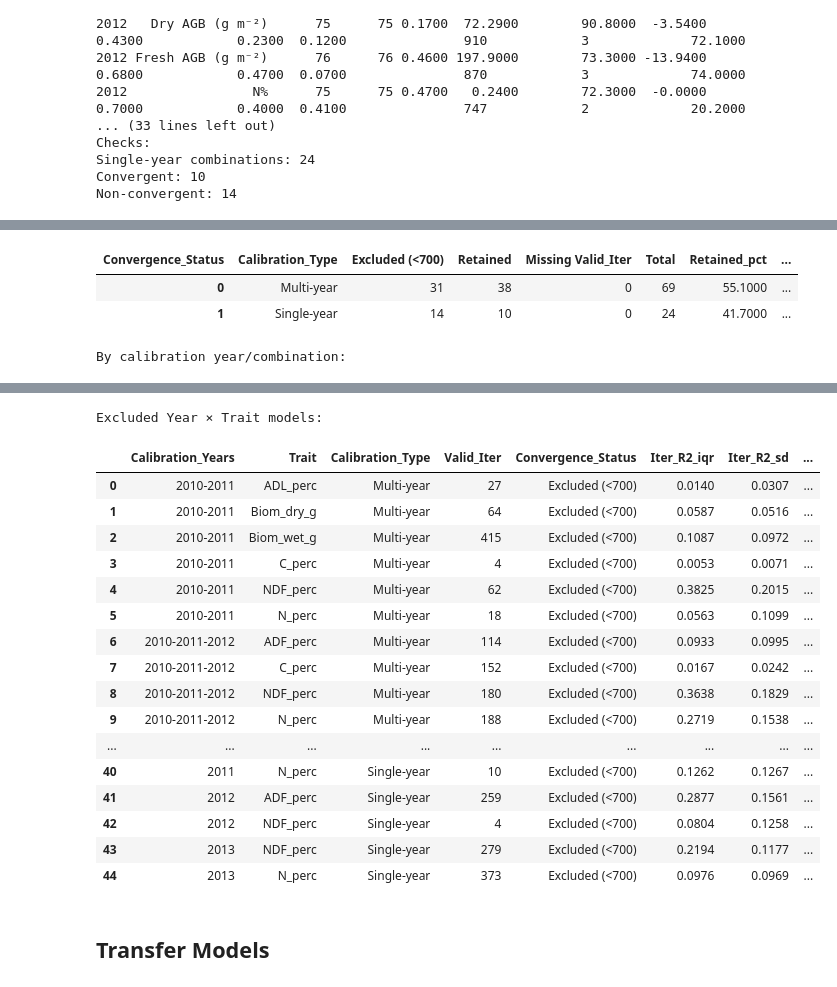
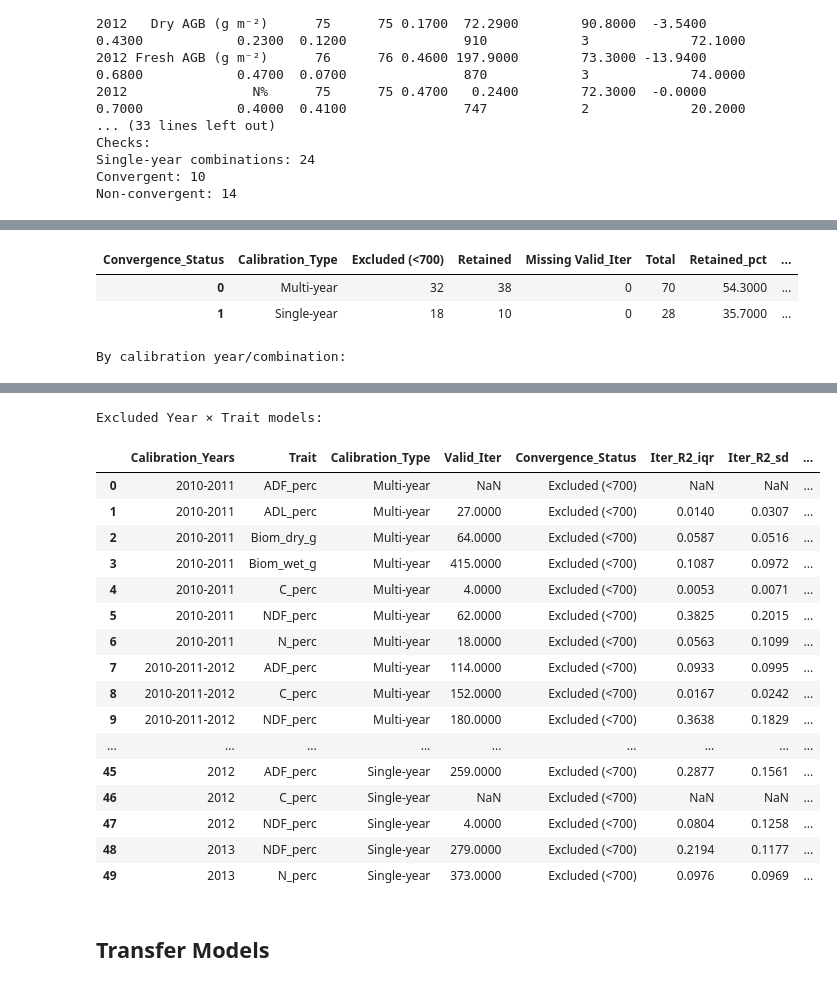
Before and after one commit to Nergls/Evaluating-Temporal-Transferability-using-IS, a Jupyter notebook: 027_PPR2_stats_organizer_revised_published.ipynb, the cells around one changed output, grey strips where cells are left out. Saved outputs shown, nothing was run; the diff lists cells and outputs as text; code cells hidden in the pictures.

```diff
--- a/027_PPR2_stats_organizer_revised_published.ipynb
+++ b/027_PPR2_stats_organizer_revised_published.ipynb
@@ -52,8 +52,7 @@ import pandas as pd
 import numpy as np
 
 root = Path(
-    r"C:\Users\...\..."
-    r"\2nd-paper\phd_ppr2\r_model_output"
+    r"C:\Users\...\2nd-paper\phd_ppr2\r_model_output"
 )
 
 # ============================================================
@@ -3055,6 +3117,44 @@ conv_audit = (
     .rename(columns={"inVar":"Trait"})
     .sort_values(["Calibration_Type","Calibration_Years","Trait"])
     .reset_index(drop=True)
+)
+
+# Include every attempted calibration Year × Trait model,
+# including models absent from all_stats
+calibration_years = [
+    "2010", "2011", "2012", "2013",
+    "2010-2011", "2010-2012", "2010-2013",
+    "2011-2012", "2011-2013", "2012-2013",
+    "2010-2011-2012", "2010-2011-2013",
+    "2010-2012-2013", "2011-2012-2013"
+]
+
+traits = [
+    "ADF_perc", "ADL_perc", "Biom_dry_g", "Biom_wet_g",
+    "C_perc", "NDF_perc", "N_perc"
+]
+
+attempted_models = pd.MultiIndex.from_product(
+    [calibration_years, traits],
+    names=["Calibration_Years", "Trait"]
+).to_frame(index=False)
+
+conv_audit = attempted_models.merge(
+    conv_audit,
+    on=["Calibration_Years", "Trait"],
+    how="left"
+)
+
+conv_audit["Calibration_Type"] = np.where(
+    conv_audit["Calibration_Years"].str.contains("-", regex=False),
+    "Multi-year",
+    "Single-year"
+)
+
+conv_audit["Convergence_Status"] = np.where(
+    conv_audit["Valid_Iter"].fillna(0) >= 700,
+    "Retained",
+    "Excluded (<700)"
 )
 
 # ------------------------------------------------------------
@@ -3109,6 +3209,7 @@ excluded_models = (
 
 print("Calibration models audited:", len(conv_audit))
 print("Retained:", (conv_audit["Convergence_Status"]=="Retained").sum())
+# print("Excluded (<700):", len(excluded_models))
 print("Excluded (<700):", len(excluded_models))
 print("\nBy calibration type:")
 display(conv_by_type)
@@ -3120,7 +3221,7 @@ print("Excluded Year × Trait models:")
 display(excluded_models)
 
 # # ------------------------------------------------------------
-# # 4) Save reviewer-facing audit outputs
+# # 4) Save audit outputs
 # # ------------------------------------------------------------
 
 # conv_by_type.to_csv(output_path("PPR2_Revised_APPENDIX-TABLE_Convergence_Audit_by_Calibration_Type.csv"),index=False)
@@ -3133,7 +3234,7 @@ Excluded (<700): 45
 
 By calibration type:
 | Convergence_Status | Calibration_Type | Excluded (<700) | Retained | Missing Valid_Iter | Total | Retained_pct | ... |
-| 0 | Multi-year | 31 | 38 | 0 | 69 | 55.1000 | ... |
-| 1 | Single-year | 14 | 10 | 0 | 24 | 41.7000 | ... |
+| 0 | Multi-year | 32 | 38 | 0 | 70 | 54.3000 | ... |
+| 1 | Single-year | 18 | 10 | 0 | 28 | 35.7000 | ... |
 By calibration year/combination:
 | Convergence_Status | Calibration_Type | Calibration_Years | Excluded (<700) | Retained | Missing Valid_Iter | ... |
@@ -3153,22 +3254,22 @@ By calibration year/combination:
 | 13 | Single-year | 2013 | 2 | 5 | 0 | ... |
 Excluded Year × Trait models:
 |  | Calibration_Years | Trait | Calibration_Type | Valid_Iter | Convergence_Status | Iter_R2_iqr | Iter_R2_sd | ... |
-| 0 | 2010-2011 | ADL_perc | Multi-year | 27 | Excluded (<700) | 0.0140 | 0.0307 | ... |
-| 1 | 2010-2011 | Biom_dry_g | Multi-year | 64 | Excluded (<700) | 0.0587 | 0.0516 | ... |
-| 2 | 2010-2011 | Biom_wet_g | Multi-year | 415 | Excluded (<700) | 0.1087 | 0.0972 | ... |
-| 3 | 2010-2011 | C_perc | Multi-year | 4 | Excluded (<700) | 0.0053 | 0.0071 | ... |
-| 4 | 2010-2011 | NDF_perc | Multi-year | 62 | Excluded (<700) | 0.3825 | 0.2015 | ... |
-| 5 | 2010-2011 | N_perc | Multi-year | 18 | Excluded (<700) | 0.0563 | 0.1099 | ... |
-| 6 | 2010-2011-2012 | ADF_perc | Multi-year | 114 | Excluded (<700) | 0.0933 | 0.0995 | ... |
-| 7 | 2010-2011-2012 | C_perc | Multi-year | 152 | Excluded (<700) | 0.0167 | 0.0242 | ... |
-| 8 | 2010-2011-2012 | NDF_perc | Multi-year | 180 | Excluded (<700) | 0.3638 | 0.1829 | ... |
-| 9 | 2010-2011-2012 | N_perc | Multi-year | 188 | Excluded (<700) | 0.2719 | 0.1538 | ... |
+| 0 | 2010-2011 | ADF_perc | Multi-year | NaN | Excluded (<700) | NaN | NaN | ... |
+| 1 | 2010-2011 | ADL_perc | Multi-year | 27.0000 | Excluded (<700) | 0.0140 | 0.0307 | ... |
+| 2 | 2010-2011 | Biom_dry_g | Multi-year | 64.0000 | Excluded (<700) | 0.0587 | 0.0516 | ... |
+| 3 | 2010-2011 | Biom_wet_g | Multi-year | 415.0000 | Excluded (<700) | 0.1087 | 0.0972 | ... |
+| 4 | 2010-2011 | C_perc | Multi-year | 4.0000 | Excluded (<700) | 0.0053 | 0.0071 | ... |
+| 5 | 2010-2011 | NDF_perc | Multi-year | 62.0000 | Excluded (<700) | 0.3825 | 0.2015 | ... |
+| 6 | 2010-2011 | N_perc | Multi-year | 18.0000 | Excluded (<700) | 0.0563 | 0.1099 | ... |
+| 7 | 2010-2011-2012 | ADF_perc | Multi-year | 114.0000 | Excluded (<700) | 0.0933 | 0.0995 | ... |
+| 8 | 2010-2011-2012 | C_perc | Multi-year | 152.0000 | Excluded (<700) | 0.0167 | 0.0242 | ... |
+| 9 | 2010-2011-2012 | NDF_perc | Multi-year | 180.0000 | Excluded (<700) | 0.3638 | 0.1829 | ... |
 | ... | ... | ... | ... | ... | ... | ... | ... | ... |
-| 40 | 2011 | N_perc | Single-year | 10 | Excluded (<700) | 0.1262 | 0.1267 | ... |
-| 41 | 2012 | ADF_perc | Single-year | 259 | Excluded (<700) | 0.2877 | 0.1561 | ... |
-| 42 | 2012 | NDF_perc | Single-year | 4 | Excluded (<700) | 0.0804 | 0.1258 | ... |
-| 43 | 2013 | NDF_perc | Single-year | 279 | Excluded (<700) | 0.2194 | 0.1177 | ... |
-| 44 | 2013 | N_perc | Single-year | 373 | Excluded (<700) | 0.0976 | 0.0969 | ... |
+| 45 | 2012 | ADF_perc | Single-year | 259.0000 | Excluded (<700) | 0.2877 | 0.1561 | ... |
+| 46 | 2012 | C_perc | Single-year | NaN | Excluded (<700) | NaN | NaN | ... |
+| 47 | 2012 | NDF_perc | Single-year | 4.0000 | Excluded (<700) | 0.0804 | 0.1258 | ... |
+| 48 | 2013 | NDF_perc | Single-year | 279.0000 | Excluded (<700) | 0.2194 | 0.1177 | ... |
+| 49 | 2013 | N_perc | Single-year | 373.0000 | Excluded (<700) | 0.0976 | 0.0969 | ... |
 # %% [markdown]
 ## Transfer Models
 # %%
```
Also changed, not shown: parts of 20 cells of this notebook.
